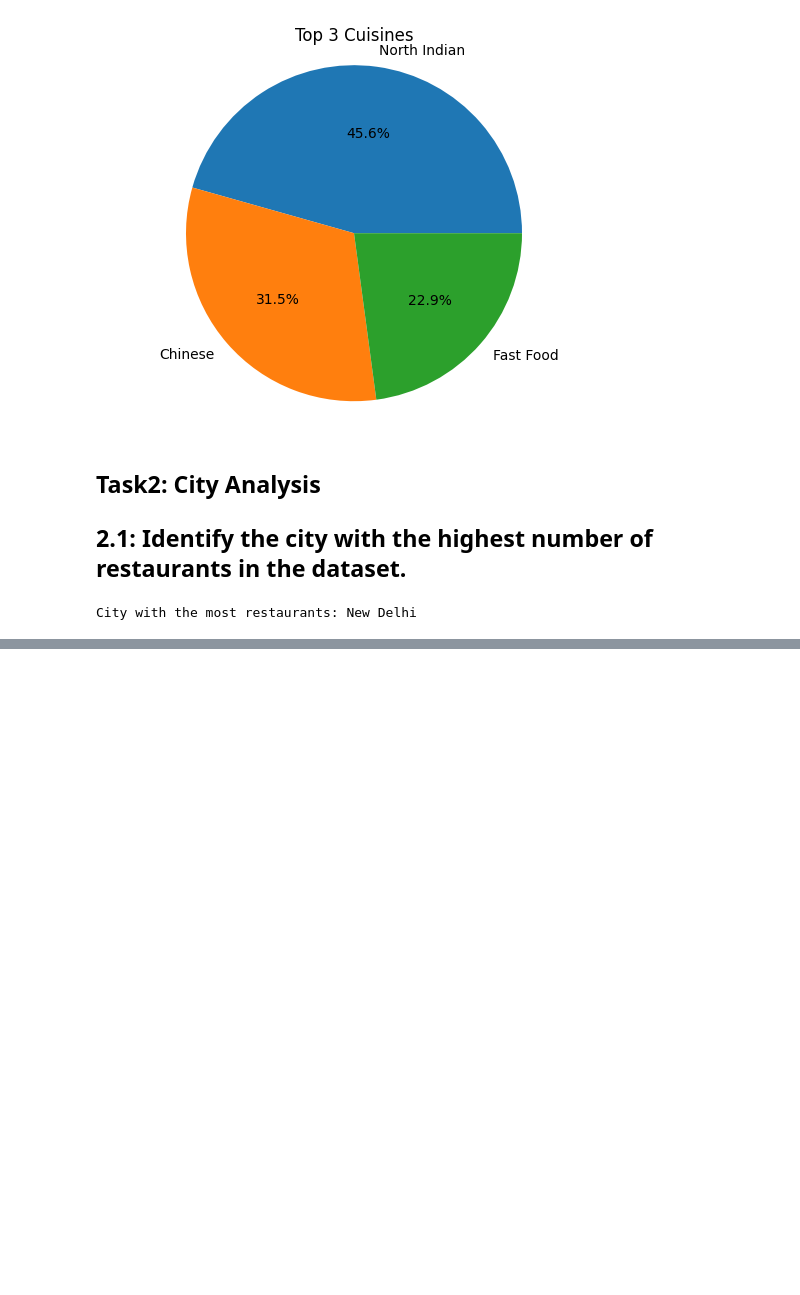
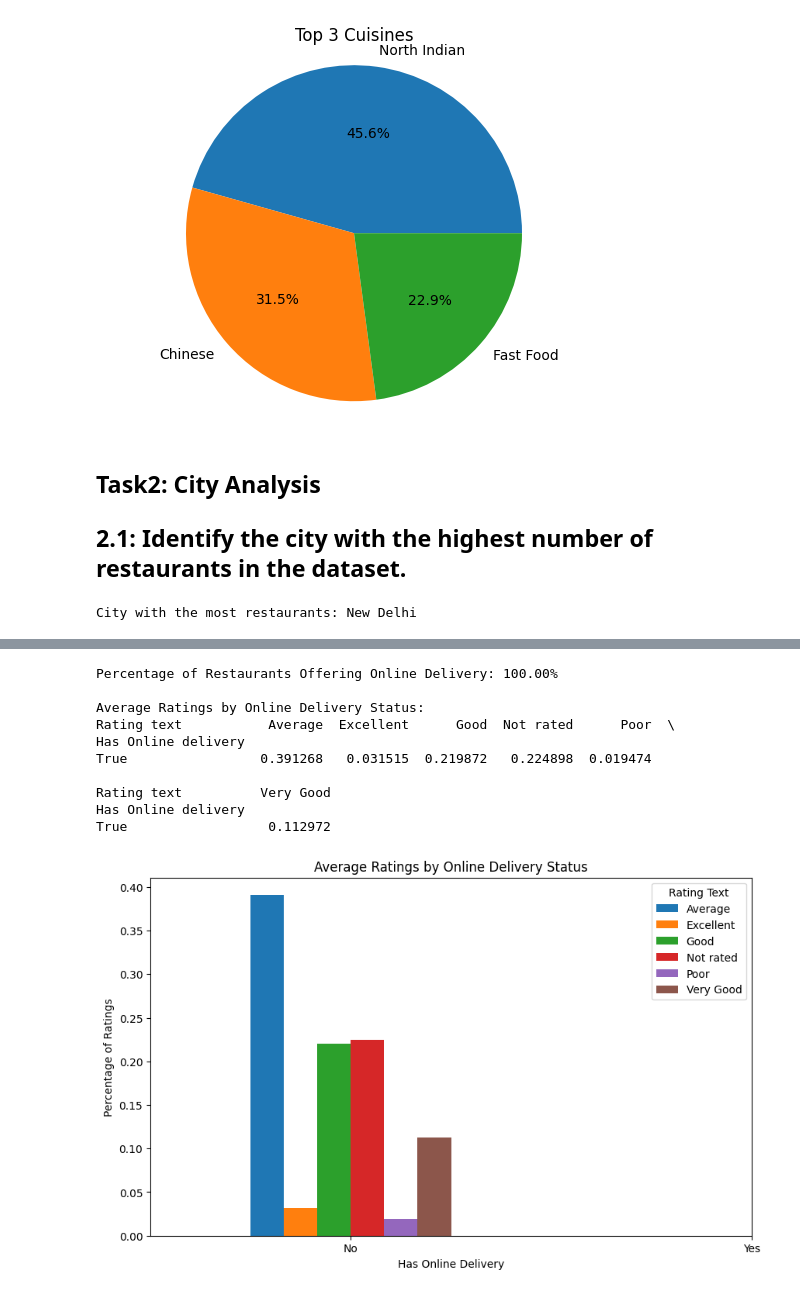
Before and after one commit to AdilBuxmaster/Cognifyz, a Jupyter notebook: level1-congnifyz.ipynb, the cells around one changed output, grey strips where cells are left out. Drawn from its saved outputs; the diff is of its cells as text; code cells hidden in the pictures; blank space fills up the shorter version.

```diff
--- a/level1-congnifyz.ipynb
+++ b/level1-congnifyz.ipynb
@@ -78,0 +195,55 @@ City with the most restaurants: New Delhi
+# %%
+import pandas as pd
+import matplotlib.pyplot as plt
+
+
+import plotly.express as px
+from IPython.display import IFrame
+
+
+# Load the dataset into a DataFrame
+dataset_path = "/kaggle/input/restaurant-level-1/Dataset  (2).csv"
+data = pd.read_csv(dataset_path)
+
+# Adjust the column names based on the actual column names in your dataset
+delivery_column = "Has Online delivery"  # Update with the correct column name for online delivery
+rating_text_column = "Rating text"  # Update with the correct column name for rating text
+
+# Check if the specified columns exist in the dataset
+if delivery_column in data.columns and rating_text_column in data.columns:
+    # Convert "Has Online delivery" column to boolean (True/False)
+    data[delivery_column] = data[delivery_column].astype(bool)
+
+    # Calculate the percentage of restaurants that offer online delivery
+    online_delivery_percentage = (data[delivery_column].sum() / len(data)) * 100
+
+    # Group the data by online delivery status and calculate average ratings
+    avg_ratings_by_delivery = data.groupby(delivery_column)[rating_text_column].value_counts(normalize=True).unstack()
+
+    # Display the results
+    print(f"Percentage of Restaurants Offering Online Delivery: {online_delivery_percentage:.2f}%\n")
+    print("Average Ratings by Online Delivery Status:")
+    print(avg_ratings_by_delivery)
+
+    # Plotting average ratings comparison
+    avg_ratings_by_delivery.plot(kind='bar', figsize=(10, 6))
+    plt.title('Average Ratings by Online Delivery Status')
+    plt.xlabel('Has Online Delivery')
+    plt.ylabel('Percentage of Ratings')
+    plt.xticks([0, 1], ['No', 'Yes'], rotation=0)
+    plt.legend(title='Rating Text')
+    plt.show()
+else:
+    print(f"Error: One or more specified columns not found in the dataset.")
+# %% [output]
+Percentage of Restaurants Offering Online Delivery: 100.00%
+
+Average Ratings by Online Delivery Status:
+Rating text           Average  Excellent      Good  Not rated      Poor  \
+Has Online delivery
+True                 0.391268   0.031515  0.219872   0.224898  0.019474
+
+Rating text          Very Good
+Has Online delivery
+True                  0.112972
+[figure, added]
```
Also changed, not shown: parts of 9 cells of this notebook.
